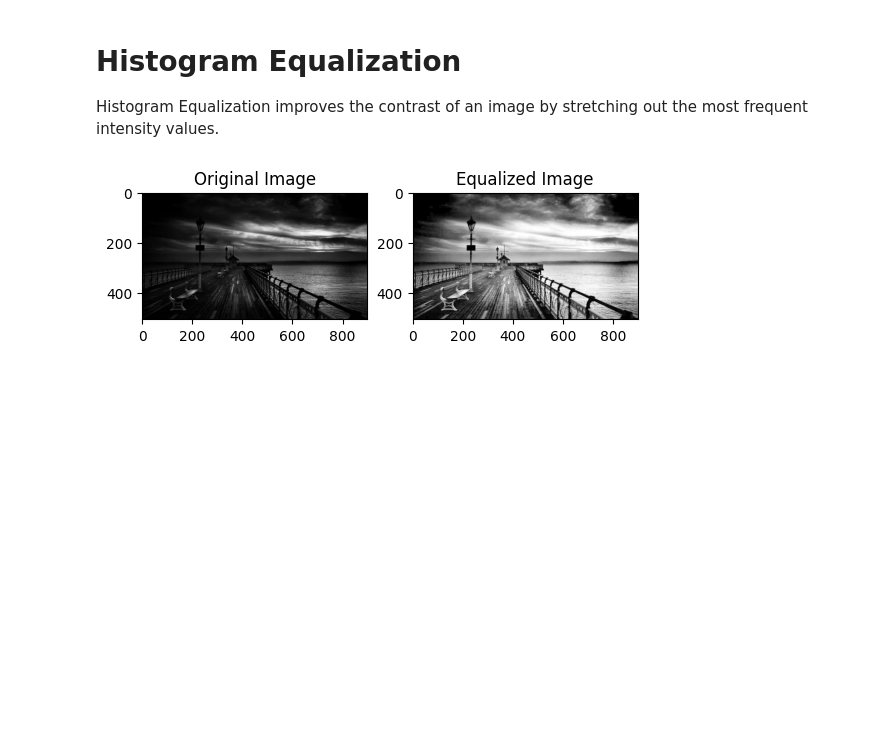
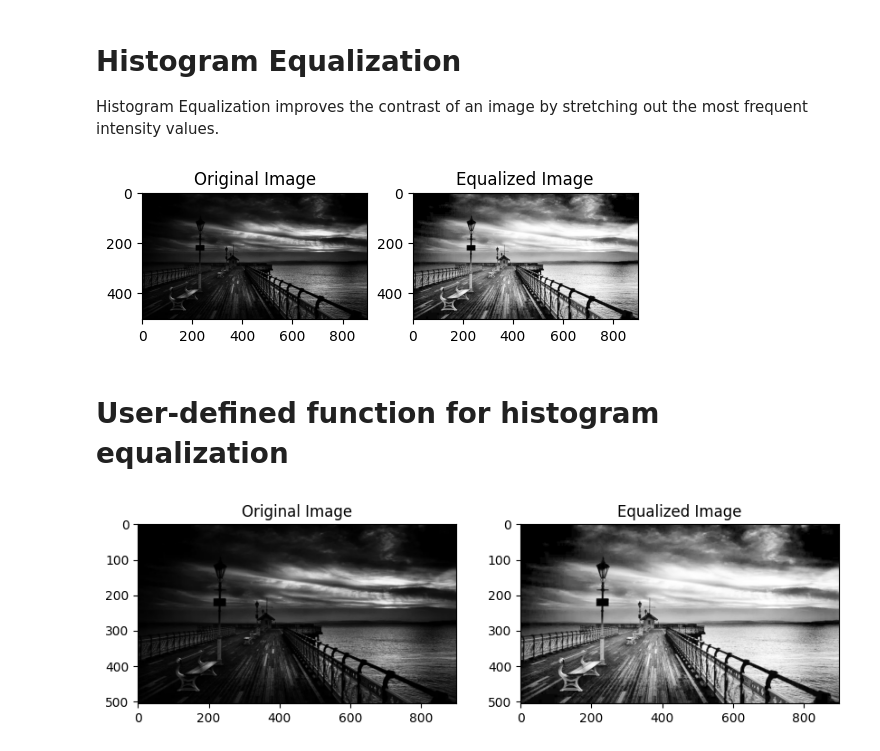
Before and after one commit to rahul-727/Computer-vision-lab-work, a Jupyter notebook: 2348544_CV_LAB_3.ipynb, the cells around one changed output. Cells and saved outputs as stored; diff of their text form; code cells hidden in the pictures; blank space fills up the shorter version.

```diff
--- a/2348544_CV_LAB_3.ipynb
+++ b/2348544_CV_LAB_3.ipynb
@@ -48,3 +57,24 @@ plt.subplot(122), plt.imshow(equalized_image, cmap='gray'), plt.title('Equalized
 plt.show()
 # %% [output]
 [figure]
+# %% [markdown]
+# User-defined function for histogram equalization
+# %%
+def histogram_equalization(image):
+    histogram, bins = np.histogram(image.flatten(), bins=256, range=[0,256])
+
+    cdf = histogram.cumsum()
+    cdf_normalized = cdf * float(histogram.max()) / cdf.max()
+
+    image_equalized = np.interp(image.flatten(), bins[:-1], cdf_normalized)
+
+    return image_equalized.reshape(image.shape)
+
+equalized_image = histogram_equalization(image)
+
+plt.figure(figsize=(10, 5))
+plt.subplot(121), plt.imshow(image, cmap='gray'), plt.title('Original Image')
+plt.subplot(122), plt.imshow(equalized_image, cmap='gray'), plt.title('Equalized Image')
+plt.show()
+# %% [output]
+[figure, added]
```
Also changed, not shown: parts of 5 cells of this notebook.
